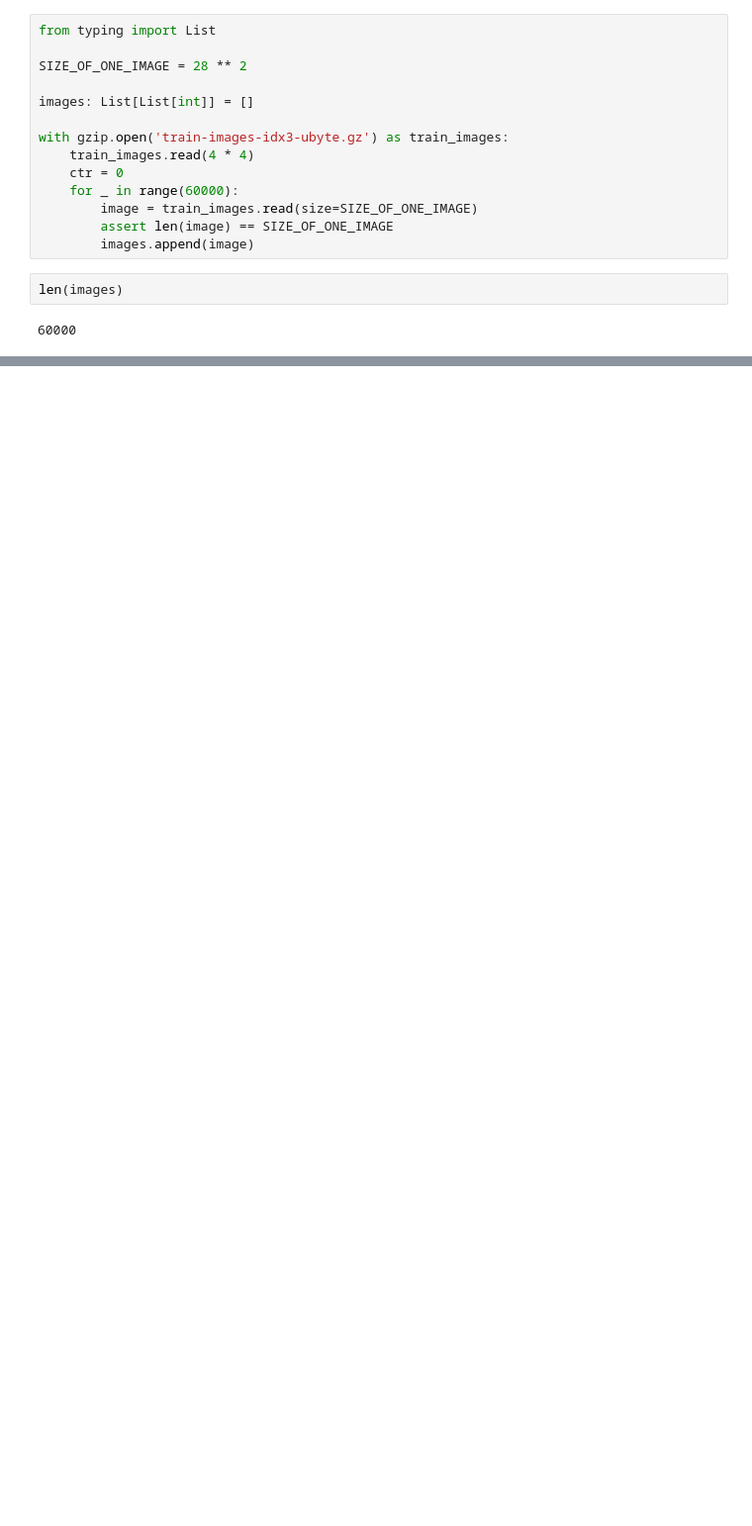
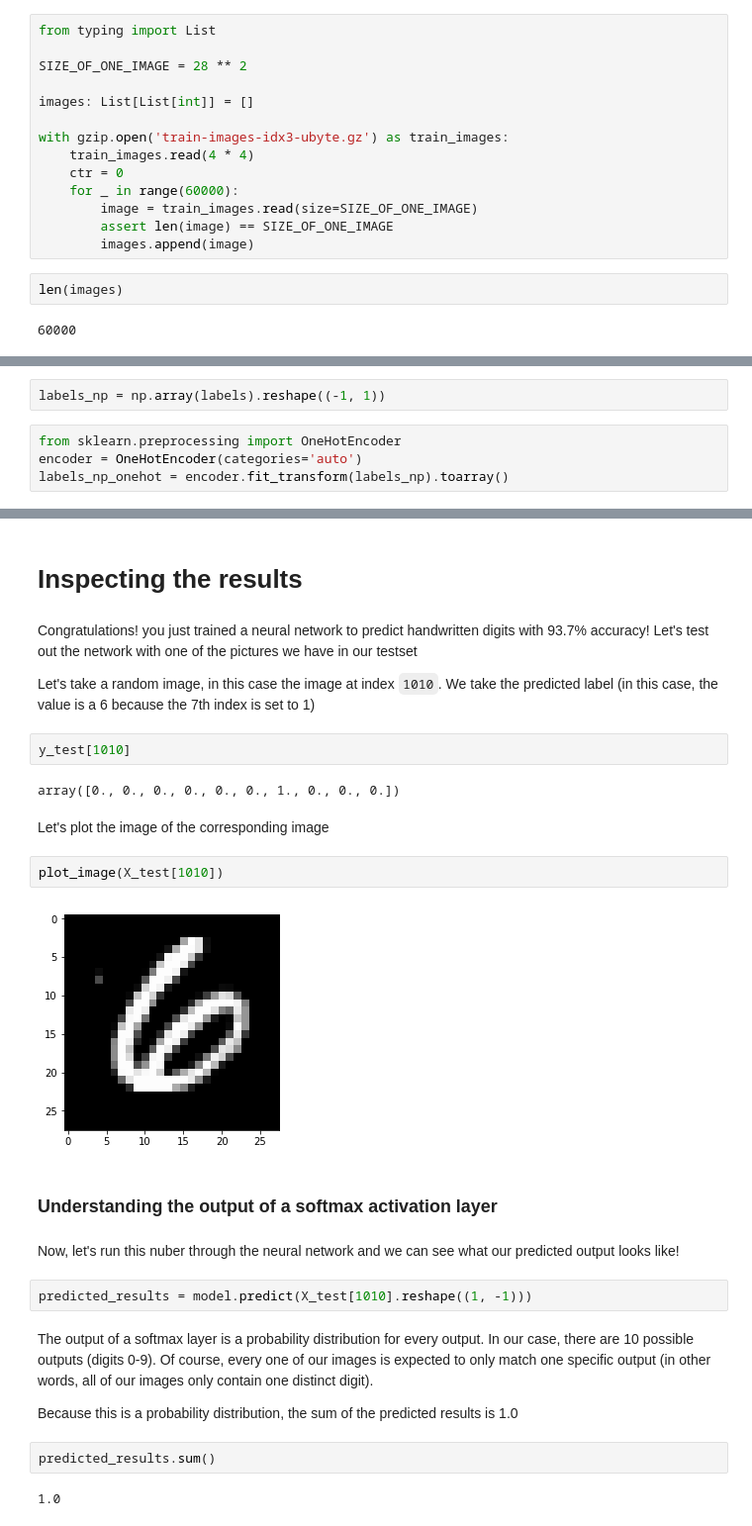
Before and after one commit to PirosB3/kite-nn-blog-post, a Jupyter notebook: Kite blog post code.ipynb, the cells around one changed output, grey strips where cells are left out. Shown: that part at 99% size. Saved outputs shown, nothing was run; the diff lists cells and outputs as text; blank space fills up the shorter version.

```diff
--- a/Kite blog post code.ipynb
+++ b/Kite blog post code.ipynb
@@ -113,0 +102,6 @@ plt.show()
+# %%
+labels_np = np.array(labels).reshape((-1, 1))
+# %%
+from sklearn.preprocessing import OneHotEncoder
+encoder = OneHotEncoder(categories='auto')
+labels_np_onehot = encoder.fit_transform(labels_np).toarray()
@@ -113,0 +191,30 @@ plt.show()
+# %% [markdown]
+# Inspecting the results
+# %% [markdown]
+Congratulations! you just trained a neural network to predict handwritten digits with 93.7% accuracy! Let's test out the network with one of the pictures we have in our testset
+
+Let's take a random image, in this case the image at index `1010`. We take the predicted label (in this case, the value is a 6 because the 7th index is set to 1)
+# %%
+y_test[1010]
+# %% [output]
+array([0., 0., 0., 0., 0., 0., 1., 0., 0., 0.])
+# %% [markdown]
+Let's plot the image of the corresponding image
+# %%
+plot_image(X_test[1010])
+# %% [output]
+[figure, added]
+# %% [markdown]
+### Understanding the output of a softmax activation layer
+# %% [markdown]
+Now, let's run this nuber through the neural network and we can see what our predicted output looks like!
+# %%
+predicted_results = model.predict(X_test[1010].reshape((1, -1)))
+# %% [markdown]
+The output of a softmax layer is a probability distribution for every output. In our case, there are 10 possible outputs (digits 0-9). Of course, every one of our images is expected to only match one specific output (in other words, all of our images only contain one distinct digit).
+
+Because this is a probability distribution, the sum of the predicted results is 1.0
+# %%
+predicted_results.sum()
+# %% [output]
+1.0
```
Also changed, not shown: parts of 24 cells of this notebook.
